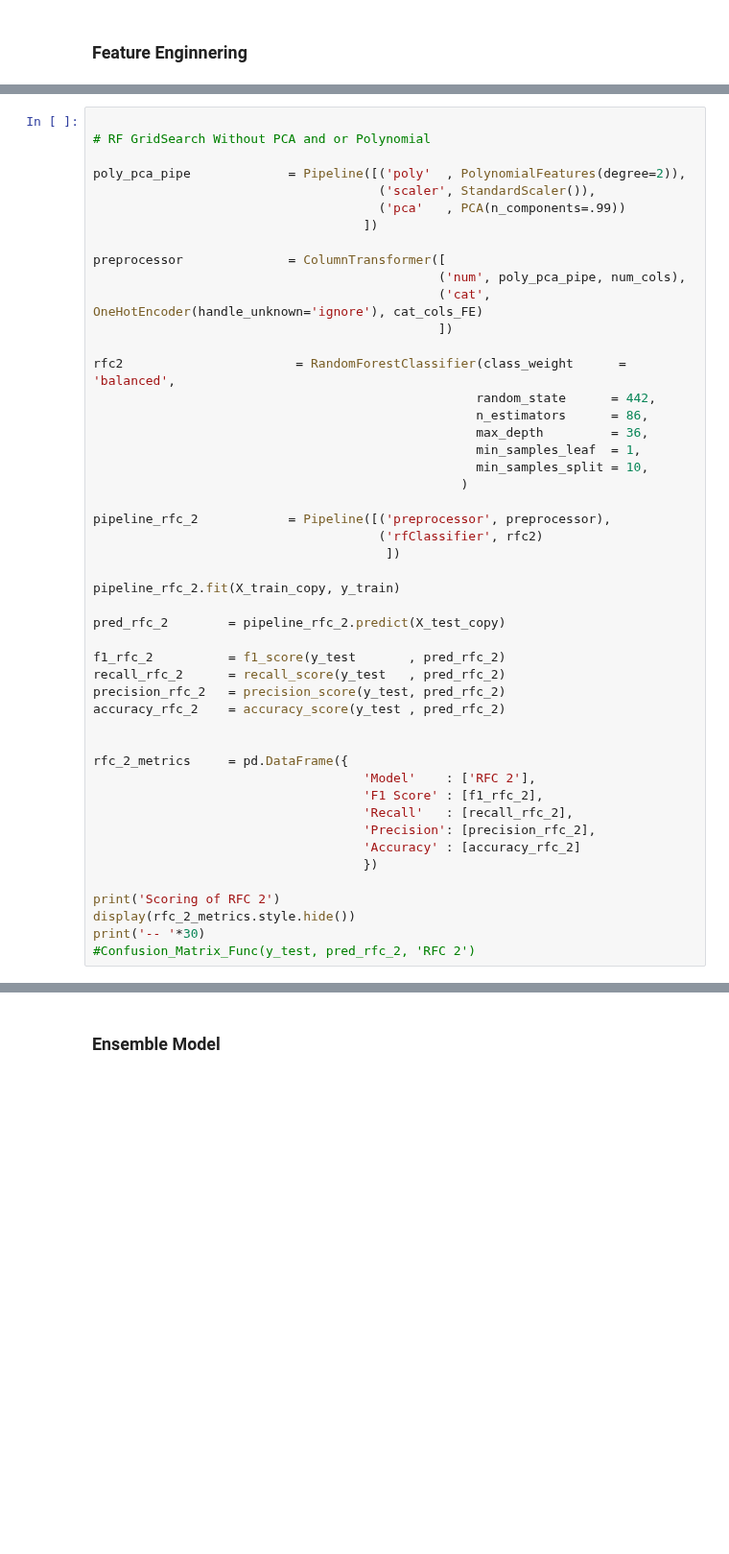
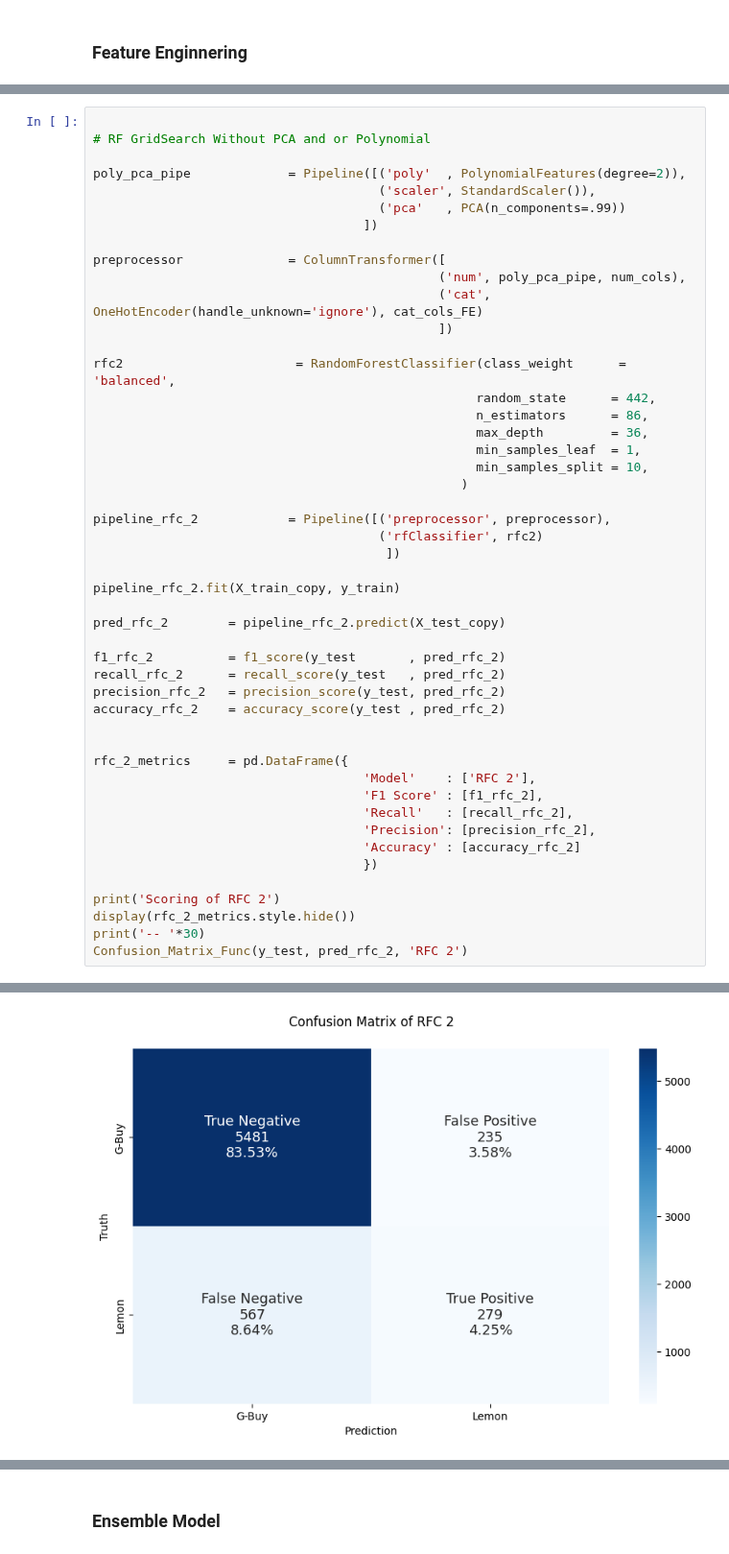
Before and after one commit to Joe-ElM/Used-Cars-Sales, a Jupyter notebook: Notebooks/Ensemble.ipynb, the cells around one changed output, grey strips where cells are left out. Shown at 96% size. Drawn from its saved outputs; the diff is of its cells as text; blank space fills up the shorter version.

```diff
--- a/Notebooks/Ensemble.ipynb
+++ b/Notebooks/Ensemble.ipynb
@@ -150,7 +120,7 @@ rfc_2_metrics     = pd.DataFrame({
 print('Scoring of RFC 2')
 display(rfc_2_metrics.style.hide())
 print('-- '*30)
-#Confusion_Matrix_Func(y_test, pred_rfc_2, 'RFC 2')
+Confusion_Matrix_Func(y_test, pred_rfc_2, 'RFC 2')
 # %% [output]
 Scoring of RFC 2
 | Model | F1 Score | Recall | Precision | Accuracy |
@@ -159,3 +132,4 @@ Scoring of RFC 2
+[figure, added]
 # %%
 # RF GridSearch Without PCA and or Polynomial
 
```
Also changed, not shown: parts of 10 cells of this notebook, 7 other files.
